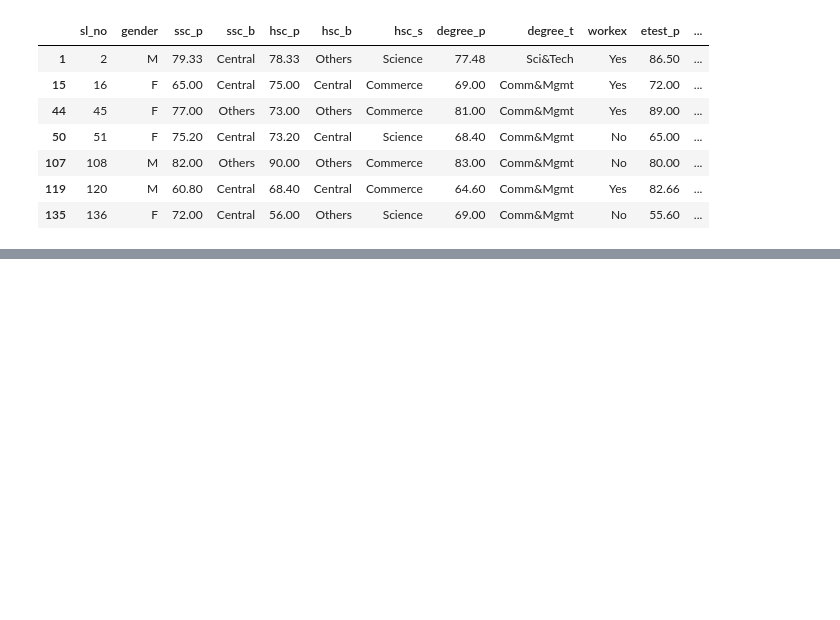
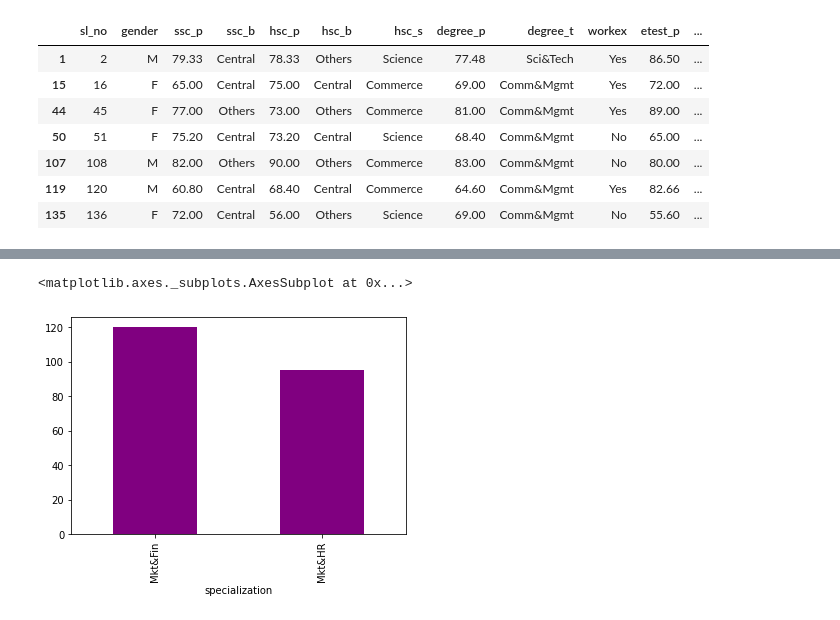
Before and after one commit to aman-thapa/Campus-placement-predictor, a Jupyter notebook: Campus_Placement_Predictor.ipynb, the cells around one changed output, grey strips where cells are left out. Drawn from its saved outputs; the diff is of its cells as text; code cells hidden in the pictures; blank space fills up the shorter version.

```diff
--- a/Campus_Placement_Predictor.ipynb
+++ b/Campus_Placement_Predictor.ipynb
@@ -235,0 +243,8 @@ df[(df['salary'] == max(df['salary'])) | (df['salary'] == min(df['salary']))]
+# %%
+# for specialization
+
+df.groupby(['specialization'])['status'].count().plot(kind = 'bar', color = 'purple')
+# marketing and finance specialization are placed more
+# %% [output]
+<matplotlib.axes._subplots.AxesSubplot at 0x...>
+[figure, added]
```
Also changed, not shown: parts of 24 cells of this notebook.
